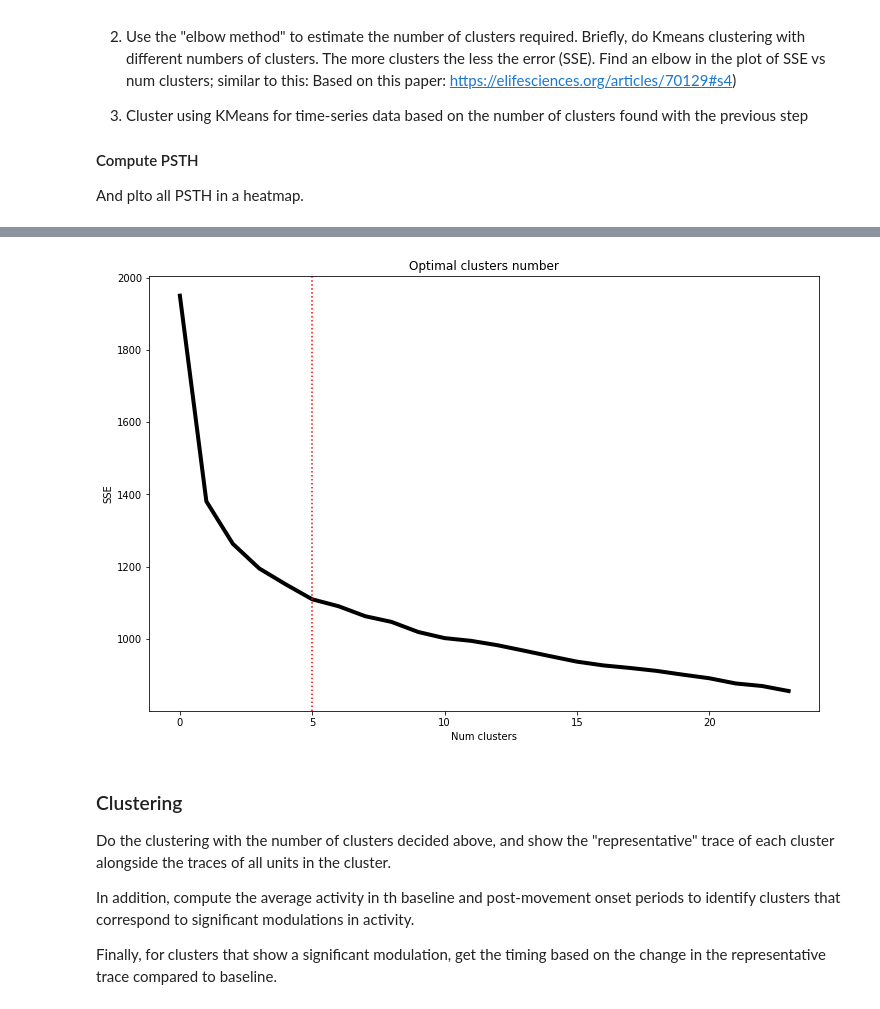
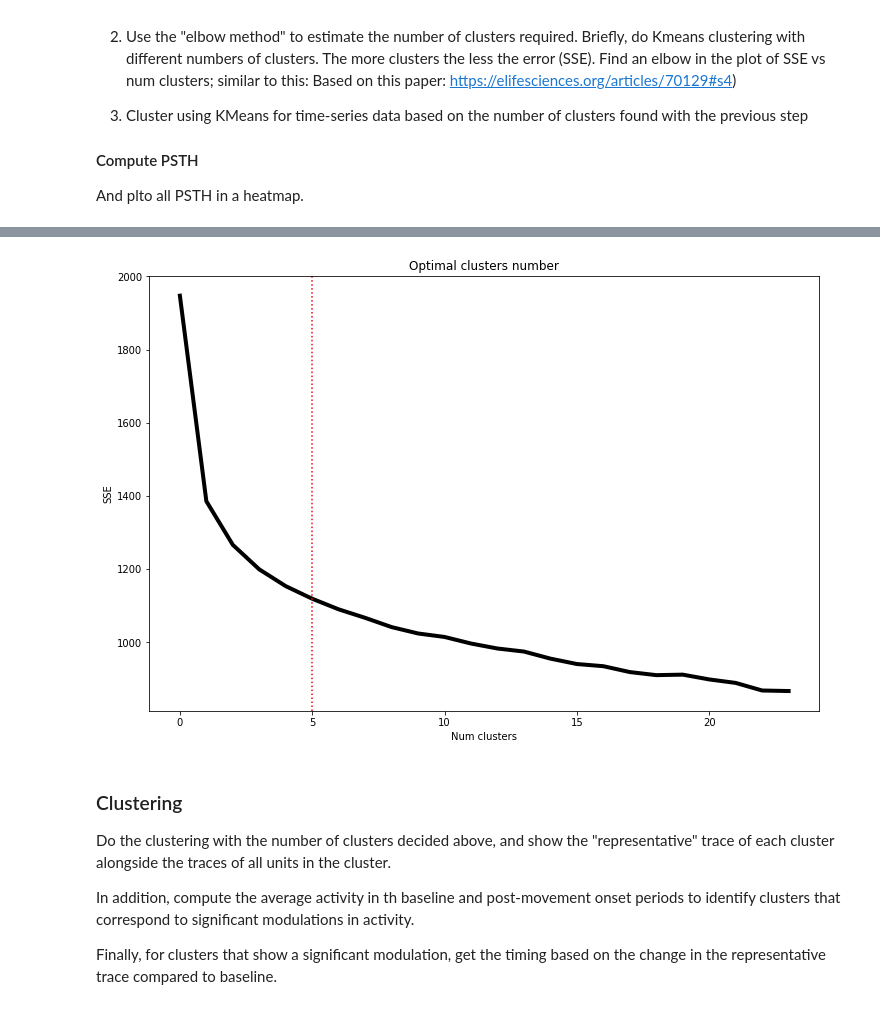
Before and after one commit to Egzona66/APA_setup, a Jupyter notebook: electrophysiology/classify_units.ipynb, the cells around one changed output, grey strips where cells are left out. Drawn from its saved outputs; the diff is of its cells as text; code cells hidden in the pictures.

```diff
--- a/electrophysiology/classify_units.ipynb
+++ b/electrophysiology/classify_units.ipynb
@@ -39,7 +36,7 @@ DeltaT = 1000 # time before/after frame
 
 units_traces = {}
 speed_traces = []  # for each trial store all speed traces
-
+n_trials_per_rec = dict(rec=[], tot=[], left=[], right=[])
 for i, rec in enumerate(recordings):
     print(f"Doing {i+1} of {len(recordings)}")
     tracking, units = load_rec_data(cache, rec)
@@ -52,10 +49,16 @@ for i, rec in enumerate(recordings):
     # get movement onset timings
     right_fl_onsets = get_locomotion_onset_times(tracking, "right_fl", cutoff=1500)
     left_fl_onsets = get_locomotion_onset_times(tracking, "left_fl", cutoff=1500)
-    if len(right_fl_onsets) == 0 or len(left_fl_onsets) == 0:
+    l, r= len(left_fl_onsets), len(right_fl_onsets)
+    if r == 0 or l == 0:
         print("     skipping, not enough trials")
         continue
-    print(f"    found {len(right_fl_onsets)} and {len(left_fl_onsets)} R/L trials.")
+    print(f"    found {r} and {l} R/L trials.")
+    n_trials_per_rec["rec"].append(rec)
+    n_trials_per_rec["tot"].append(l+r)
+    n_trials_per_rec["left"].append(l)
+    n_trials_per_rec["right"].append(r)
+
 
     for j, name in enumerate(units_names):
         alltraces = []
@@ -159,18 +184,18 @@ Z: (299, 2000)
 # %%
 # use the "elbow-method" to evaluate the find number of clusters based on the SSE of the clustering
 n_clusters = 5  # the value 5 was decided by eye based on the plot below
-# sse = []
-# for k in np.arange(1, 25):
-#     km = TimeSeriesKMeans(n_clusters=k, max_iter=100, metric="euclidean", n_jobs=-1, n_init=5).fit(Z)
-#     sse.append(km.inertia_)
+sse = []
+for k in np.arange(1, 25):
+    km = TimeSeriesKMeans(n_clusters=k, max_iter=100, metric="euclidean", n_jobs=-1, n_init=5).fit(Z)
+    sse.append(km.inertia_)
 
 f, ax = plt.subplots(figsize=(12, 8))
 
 ax.plot(sse, lw=4, color="black")
 ax.axvline(n_clusters, color="red", ls=":")
 _ = ax.set(xlabel="Num clusters", ylabel="SSE", title="Optimal clusters number")
 # %% [output]
-[figure, old version]
+[figure, new version]
 # %% [markdown]
 ### Clustering
 Do the clustering with the number of clusters decided above, and show the "representative" trace of each cluster alongside the traces of all units in the cluster.
```
Also changed, not shown: parts of 11 cells of this notebook, 5 other files.
